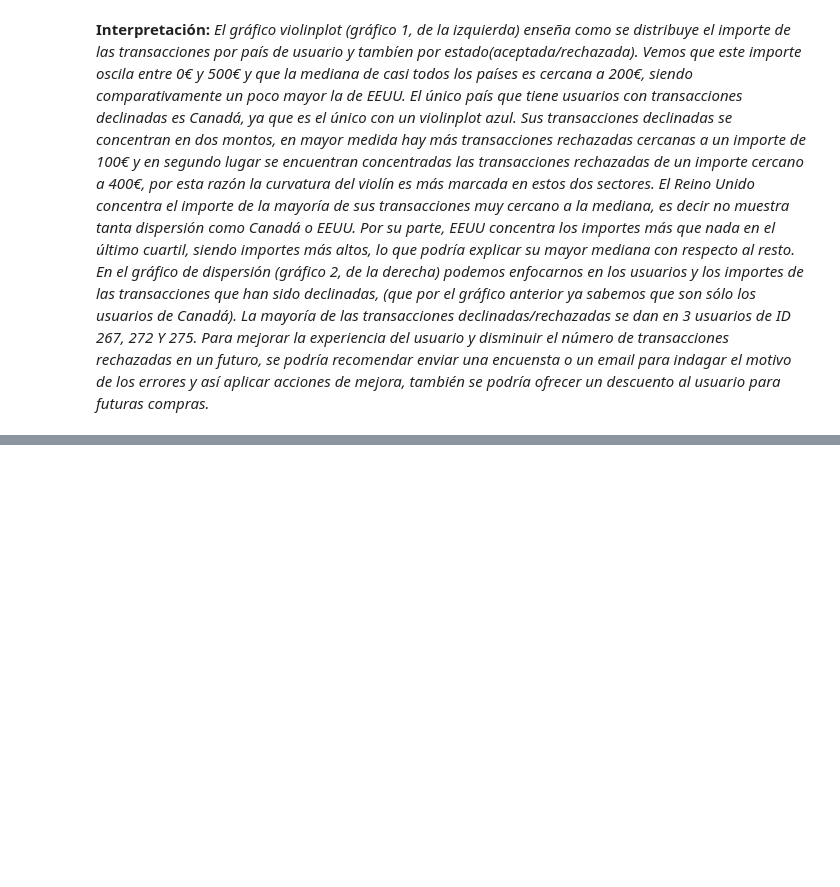
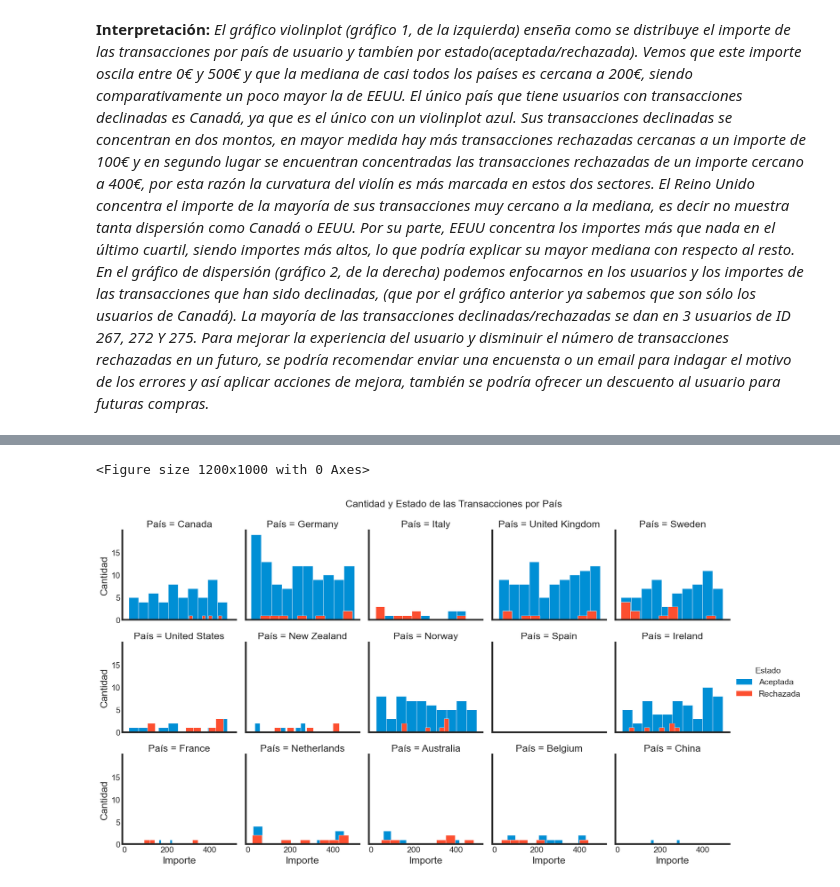
Before and after one commit to micagiaroli/08.01, a Jupyter notebook: Giaroli - Sprint 8.1.ipynb, the cells around one changed output, grey strips where cells are left out. Saved outputs shown, nothing was run; the diff lists cells and outputs as text; code cells hidden in the pictures; blank space fills up the shorter version.

```diff
--- a/Giaroli - Sprint 8.1.ipynb
+++ b/Giaroli - Sprint 8.1.ipynb
@@ -471,0 +510,35 @@ En el gráfico de dispersión (gráfico 2, de la derecha) podemos enfocarnos en
+# %%
+# Ya tenemos las librerías importadas
+# Definimos los df nuevamente
+transactions = df['transactions']
+companies = df['companies']
+
+# Unimos los DataFrames
+transac_companies = pd.merge(transactions, companies, left_on ='business_id', right_on='company_id')
+
+# Cambiamos los nombres de las columnas para que en el gráfico aparezcan en castellano
+transac_companies = transac_companies.rename(columns={'amount': 'Importe', 'country': 'País', 'declined':'Estado'})
+
+# Y reemplazamos los valores de la columna 'Declinada' para que la leyenda sea más fácil de comprender
+transac_companies['Estado'] = transac_companies['Estado'].replace({0: 'Aceptada', 1: 'Rechazada'})
+
+# Seleccionamos los campos que queremos analizar
+datos_seleccionados = transac_companies[['Importe', 'Estado', 'País']]
+
+# Graficamos
+plt.figure(figsize=(12, 10))
+g = sns.FacetGrid(datos_seleccionados, col='País', col_wrap = 5, hue= 'Estado')
+g.map(plt.hist, 'Importe')
+
+# Añadimos la leyenda
+g.add_legend()
+g.set_ylabels('Cantidad')
+
+#Colocamos título
+plt.subplots_adjust(top=0.9)  # Ajusta el espacio superior para dar espacio al título
+g.fig.suptitle('Cantidad y Estado de las Transacciones por País') #suptitle coloca el título en la parte de arriba
+
+plt.show()
+# %% [output]
+<Figure size 1200x1000 with 0 Axes>
+[figure, added]
```
Also changed, not shown: parts of 14 cells of this notebook.
